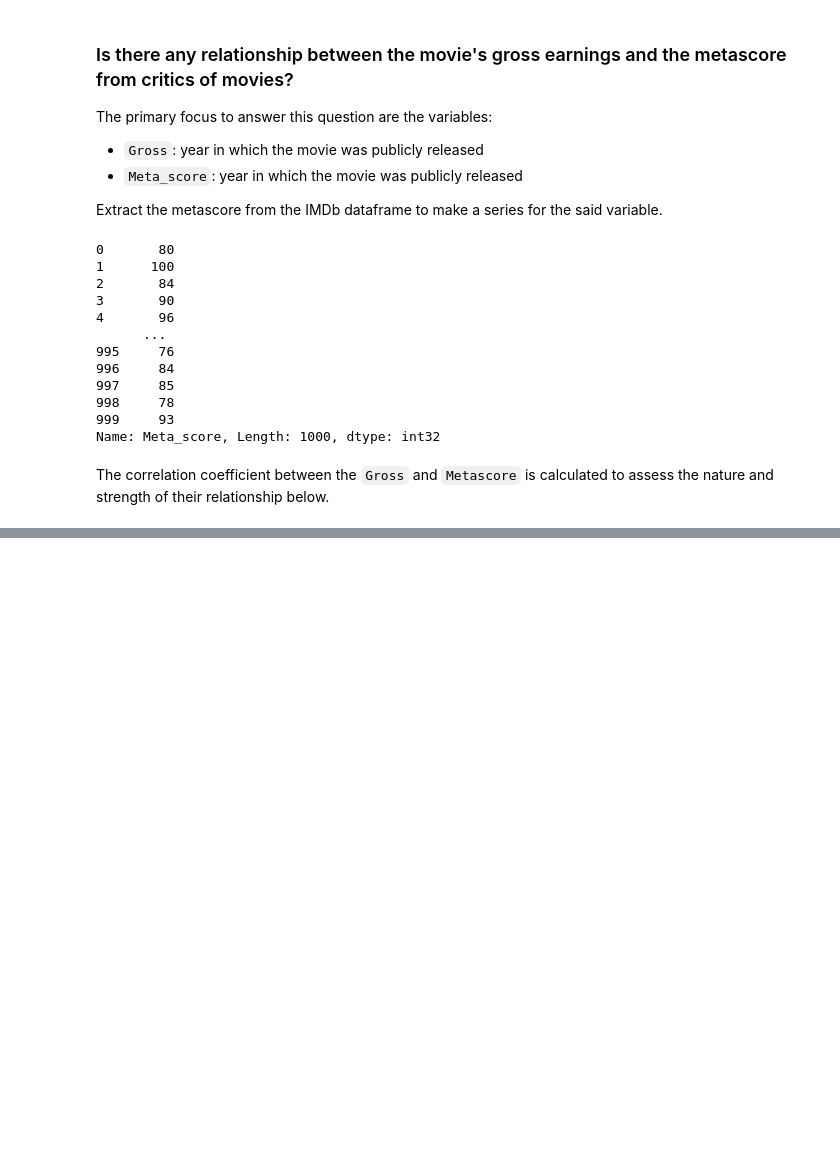
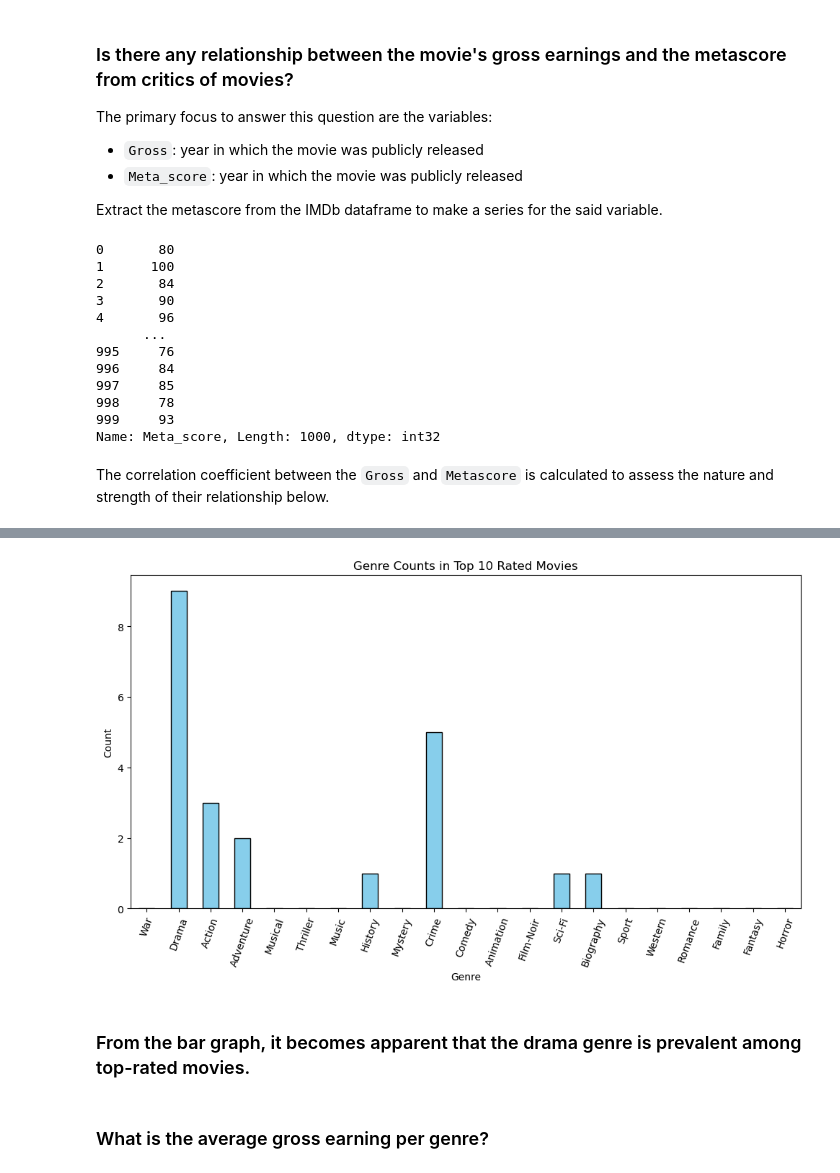
Before and after one commit to ikkai-r/csmodel, a Jupyter notebook: CSMODEL-Project.ipynb, the cells around one changed output, grey strips where cells are left out. Drawn from its saved outputs; the diff is of its cells as text; code cells hidden in the pictures; blank space fills up the shorter version.

```diff
--- a/CSMODEL-Project.ipynb
+++ b/CSMODEL-Project.ipynb
@@ -993,0 +837,5 @@ plt.show()
+# %%
+top_rated_movies = imdb_df.nlargest(10, 'IMDB_Rating')[['Series_Title', 'Gross']]
+top_rated_movies_genres = imdb_df.loc[top_rated_movies.index, genre_columns]
+top_rated_genre_counts = top_rated_movies_genres.sum()
+top_rated_genre_counts
@@ -993,0 +860,14 @@ plt.show()
+# %%
+fig, ax = plt.subplots(figsize=(12,6))
+top_rated_genre_counts.plot(kind='bar', x='Genre', y='Count', ax=ax, edgecolor='k', color='skyblue')
+plt.title('Genre Counts in Top 10 Rated Movies')
+plt.xlabel('Genre')
+plt.ylabel('Count')
+plt.xticks(rotation=70)
+plt.show()
+# %% [output]
+[figure, added]
+# %% [markdown]
+###  From the bar graph, it becomes apparent that the drama genre is prevalent among top-rated movies.
+# %% [markdown]
+### What is the average gross earning per genre?
```
Also changed, not shown: parts of 41 cells of this notebook.
